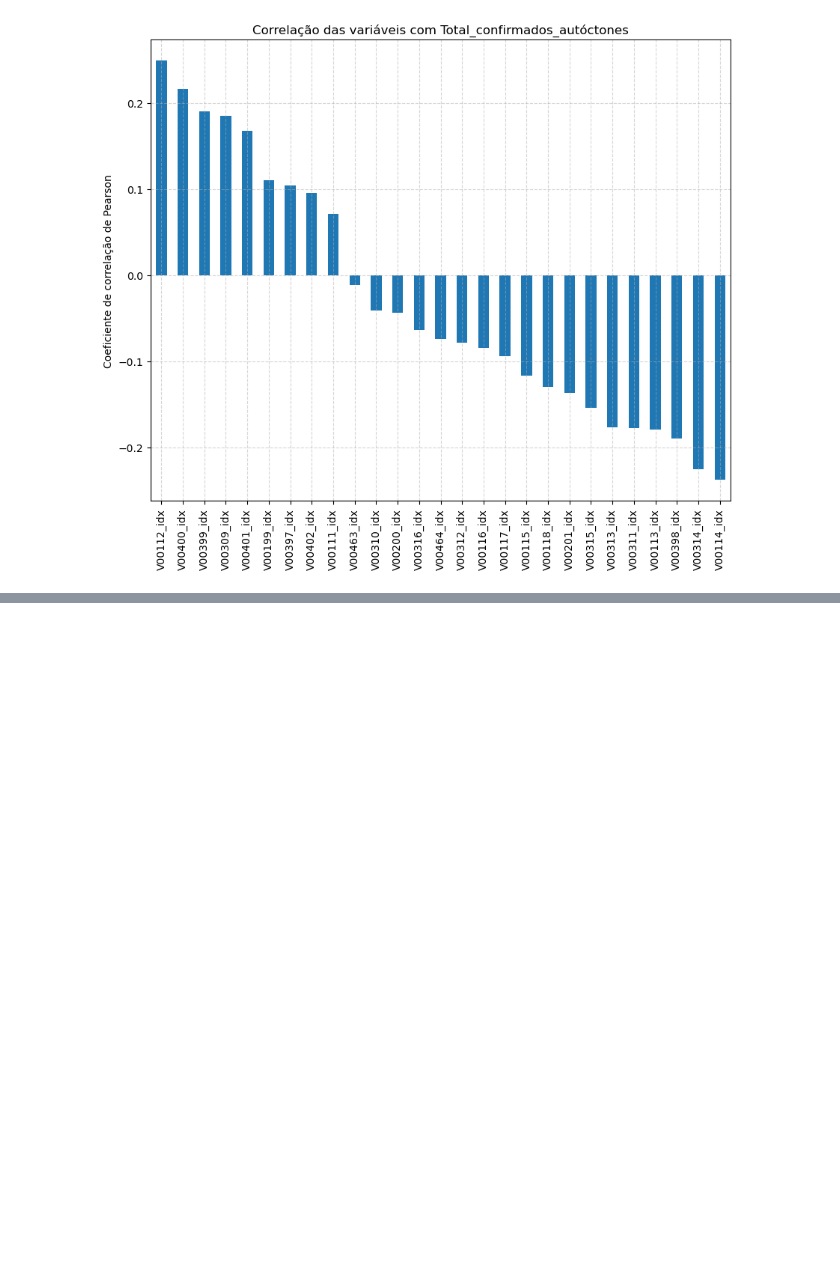
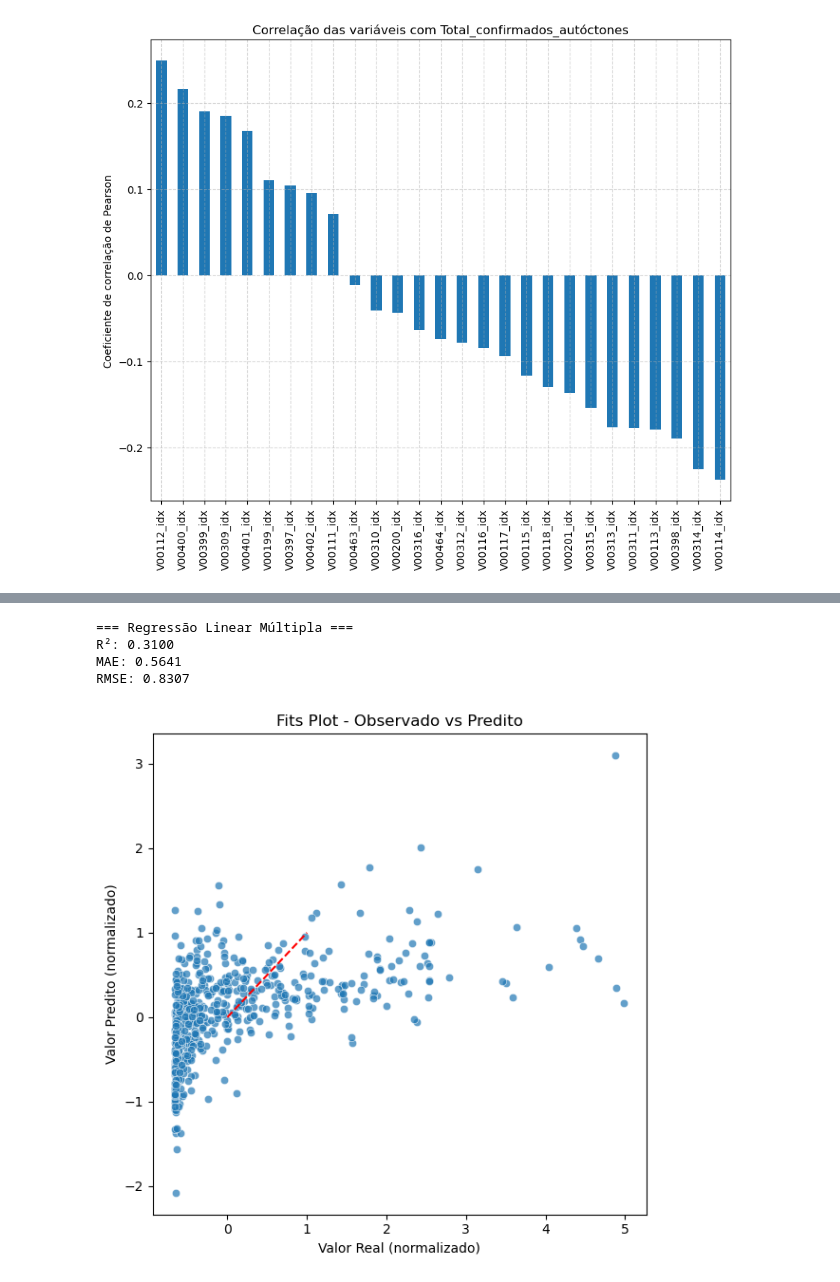
Before and after one commit to Guilherme-Fernandes-da-Costa/RP2_2025, a Jupyter notebook: pasta_nazivon/RP2-AnaliseEstatistica.ipynb, the cells around one changed output, grey strips where cells are left out. Drawn from its saved outputs; the diff is of its cells as text; code cells hidden in the pictures; blank space fills up the shorter version.

```diff
--- a/pasta_nazivon/RP2-AnaliseEstatistica.ipynb
+++ b/pasta_nazivon/RP2-AnaliseEstatistica.ipynb
@@ -194,0 +430,33 @@ plt.show()
+# %%
+# === 4. Regressão Linear Múltipla ===
+X = dados_norm[variaveis_v00]
+y = dados_norm[alvo]
+
+modelo = LinearRegression().fit(X, y)
+y_pred = modelo.predict(X)
+
+r2 = r2_score(y, y_pred)
+mae = mean_absolute_error(y, y_pred)
+rmse = np.sqrt(mean_squared_error(y, y_pred))
+
+print("\n=== Regressão Linear Múltipla ===")
+print(f"R²: {r2:.4f}")
+print(f"MAE: {mae:.4f}")
+print(f"RMSE: {rmse:.4f}")
+# %% [output]
+=== Regressão Linear Múltipla ===
+R²: 0.3100
+MAE: 0.5641
+RMSE: 0.8307
+# %%
+# === 5. Gráfico Fits Plot (observado vs predito) ===
+plt.figure(figsize=(6, 6))
+sns.scatterplot(x=y, y=y_pred, alpha=0.7)
+plt.plot([0, 1], [0, 1], color='red', linestyle='--')  # linha 45°
+plt.xlabel("Valor Real (normalizado)")
+plt.ylabel("Valor Predito (normalizado)")
+plt.title("Fits Plot - Observado vs Predito")
+plt.tight_layout()
+plt.show()
+# %% [output]
+[figure, added]
```
Also changed, not shown: parts of 32 cells of this notebook.
